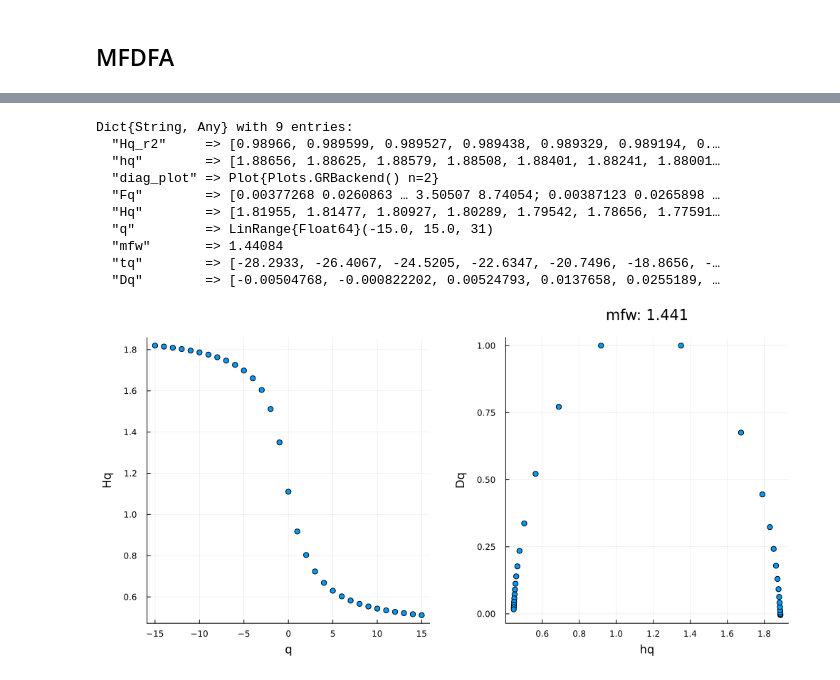
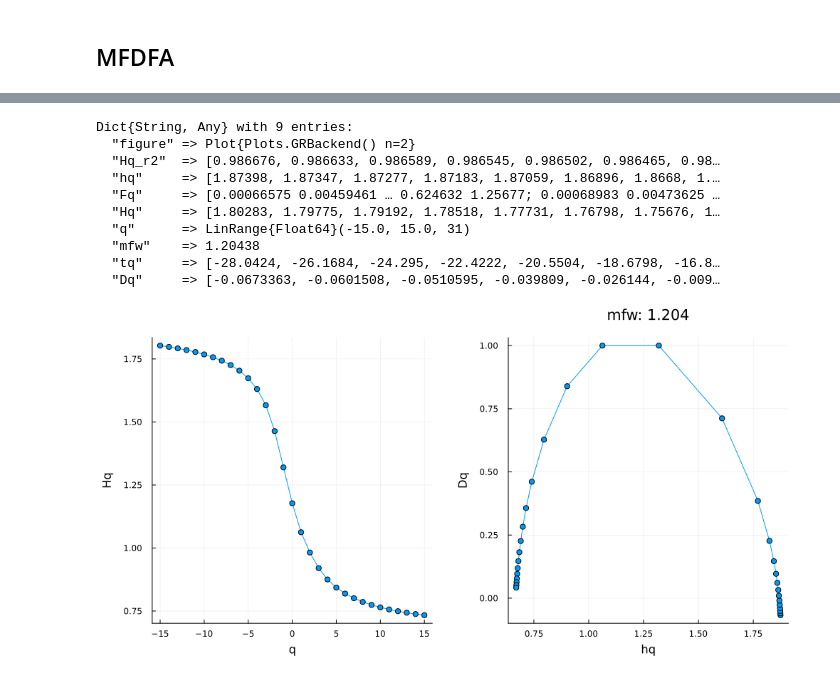
Before and after one commit to tehrandavis/multifractal_toolbox, a Jupyter notebook: examples/examples.ipynb, the cells around one changed output, grey strips where cells are left out. Cells and saved outputs as stored; diff of their text form; code cells hidden in the pictures.

```diff
--- a/examples/examples.ipynb
+++ b/examples/examples.ipynb
@@ -18,7 +31,7 @@ function generate_multifractal_ts(length_ts, cascade_steps, distribution)
 end
 
 # Parameters
-length_ts = 1000
+length_ts = 2^13 # 8192
 cascade_steps = 10
 distribution = LogNormal(0, 0.5)  # Example distribution
 
@@ -80,22 +106,22 @@ cj_results["plot"] |> display
 # %%
 q = LinRange(-15,15,31)
 exponents = LinRange(2,8,7)
-scale = round.(2 .^exponents)
+scales = round.(2 .^exponents)
 m = 1
 
-mfdfa_results = mfdfa(ts, scale, q, m; plot = true)
+mfdfa_results = mfdfa(ts, q, scales, m; plot = true)
 # %% [output]
 Dict{String, Any} with 9 entries:
-  "Hq_r2"     => [0.98966, 0.989599, 0.989527, 0.989438, 0.989329, 0.989194, 0.…
-  "hq"        => [1.88656, 1.88625, 1.88579, 1.88508, 1.88401, 1.88241, 1.88001…
-  "diag_plot" => Plot{Plots.GRBackend() n=2}
-  "Fq"        => [0.00377268 0.0260863 … 3.50507 8.74054; 0.00387123 0.0265898 …
-  "Hq"        => [1.81955, 1.81477, 1.80927, 1.80289, 1.79542, 1.78656, 1.77591…
-  "q"         => LinRange{Float64}(-15.0, 15.0, 31)
-  "mfw"       => 1.44084
-  "tq"        => [-28.2933, -26.4067, -24.5205, -22.6347, -20.7496, -18.8656, -…
-  "Dq"        => [-0.00504768, -0.000822202, 0.00524793, 0.0137658, 0.0255189, …
+  "figure" => Plot{Plots.GRBackend() n=2}
+  "Hq_r2"  => [0.986676, 0.986633, 0.986589, 0.986545, 0.986502, 0.986465, 0.98…
+  "hq"     => [1.87398, 1.87347, 1.87277, 1.87183, 1.87059, 1.86896, 1.8668, 1.…
+  "Fq"     => [0.00066575 0.00459461 … 0.624632 1.25677; 0.00068983 0.00473625 …
+  "Hq"     => [1.80283, 1.79775, 1.79192, 1.78518, 1.77731, 1.76798, 1.75676, 1…
+  "q"      => LinRange{Float64}(-15.0, 15.0, 31)
+  "mfw"    => 1.20438
+  "tq"     => [-28.0424, -26.1684, -24.295, -22.4222, -20.5504, -18.6798, -16.8…
+  "Dq"     => [-0.0673363, -0.0601508, -0.0510595, -0.039809, -0.026144, -0.009…
 # %%
-mfdfa_results["diag_plot"] |> display
+mfdfa_results["figure"] |> display
 # %% [output]
-[figure, old version]
+[figure, new version]
```
Also changed, not shown: parts of 10 cells of this notebook, 7 other files.
